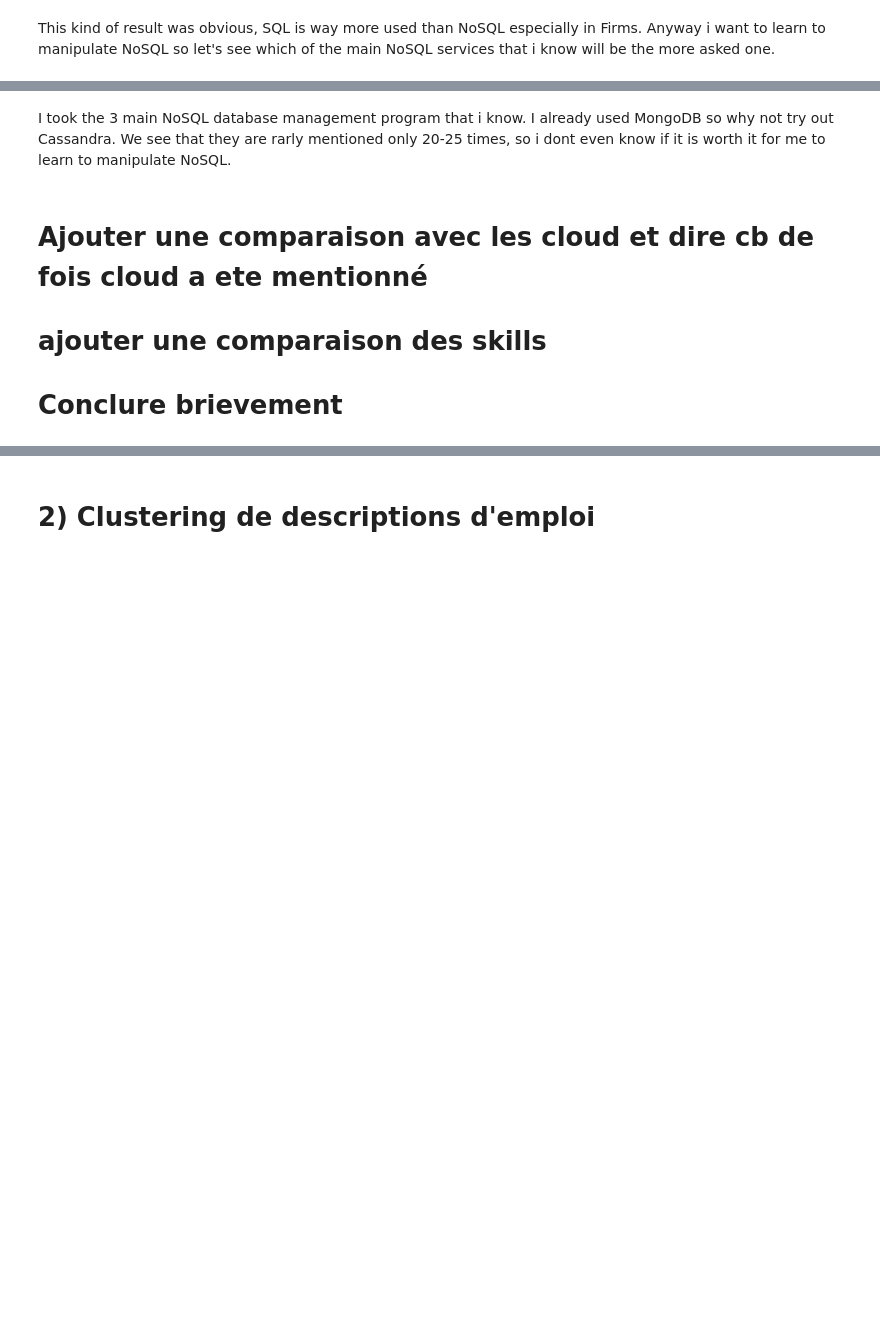
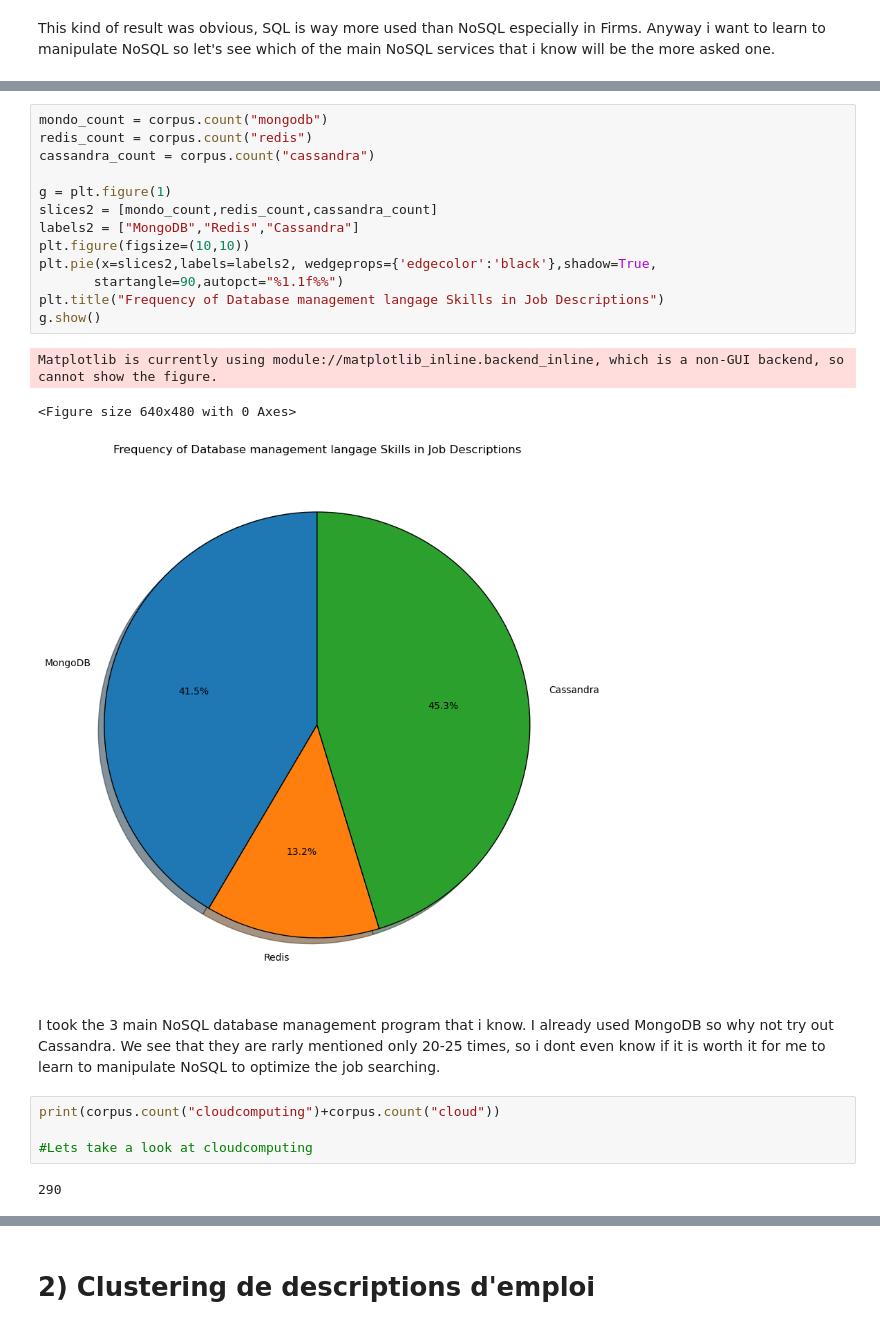
Before and after one commit to Neunreuther/NLP-Data-jobs, a Jupyter notebook: NLP.ipynb, the cells around one changed output, grey strips where cells are left out. Cells and saved outputs as stored; diff of their text form; blank space fills up the shorter version.

```diff
--- a/NLP.ipynb
+++ b/NLP.ipynb
@@ -264,8 +268,25 @@ fig.show()
+# %%
+mondo_count = corpus.count("mongodb")
+redis_count = corpus.count("redis")
+cassandra_count = corpus.count("cassandra")
+
+g = plt.figure(1)
+slices2 = [mondo_count,redis_count,cassandra_count]
+labels2 = ["MongoDB","Redis","Cassandra"]
+plt.figure(figsize=(10,10))
+plt.pie(x=slices2,labels=labels2, wedgeprops={'edgecolor':'black'},shadow=True,
+       startangle=90,autopct="%1.1f%%")
+plt.title("Frequency of Database management langage Skills in Job Descriptions")
+g.show()
+# %% [output]
+Matplotlib is currently using module://matplotlib_inline.backend_inline, which is a non-GUI backend, so cannot show the figure.
+<Figure size 640x480 with 0 Axes>
+[figure, added]
 # %% [markdown]
-I took the 3 main NoSQL database management program that i know. I already used MongoDB so why not try out Cassandra. We see that they are rarly mentioned only 20-25 times, so i dont even know if it is worth it for me to learn to manipulate NoSQL.
+I took the 3 main NoSQL database management program that i know. I already used MongoDB so why not try out Cassandra. We see that they are rarly mentioned only 20-25 times, so i dont even know if it is worth it for me to learn to manipulate NoSQL to optimize the job searching.
-# %% [markdown]
-# Ajouter une comparaison avec les cloud et dire cb de fois cloud a ete mentionné
-
-# ajouter une comparaison des skills
-
-# Conclure brievement
+# %%
+print(corpus.count("cloudcomputing")+corpus.count("cloud"))
+
+#Lets take a look at cloudcomputing
+# %% [output]
+290
```
Also changed, not shown: parts of 49 cells of this notebook.
